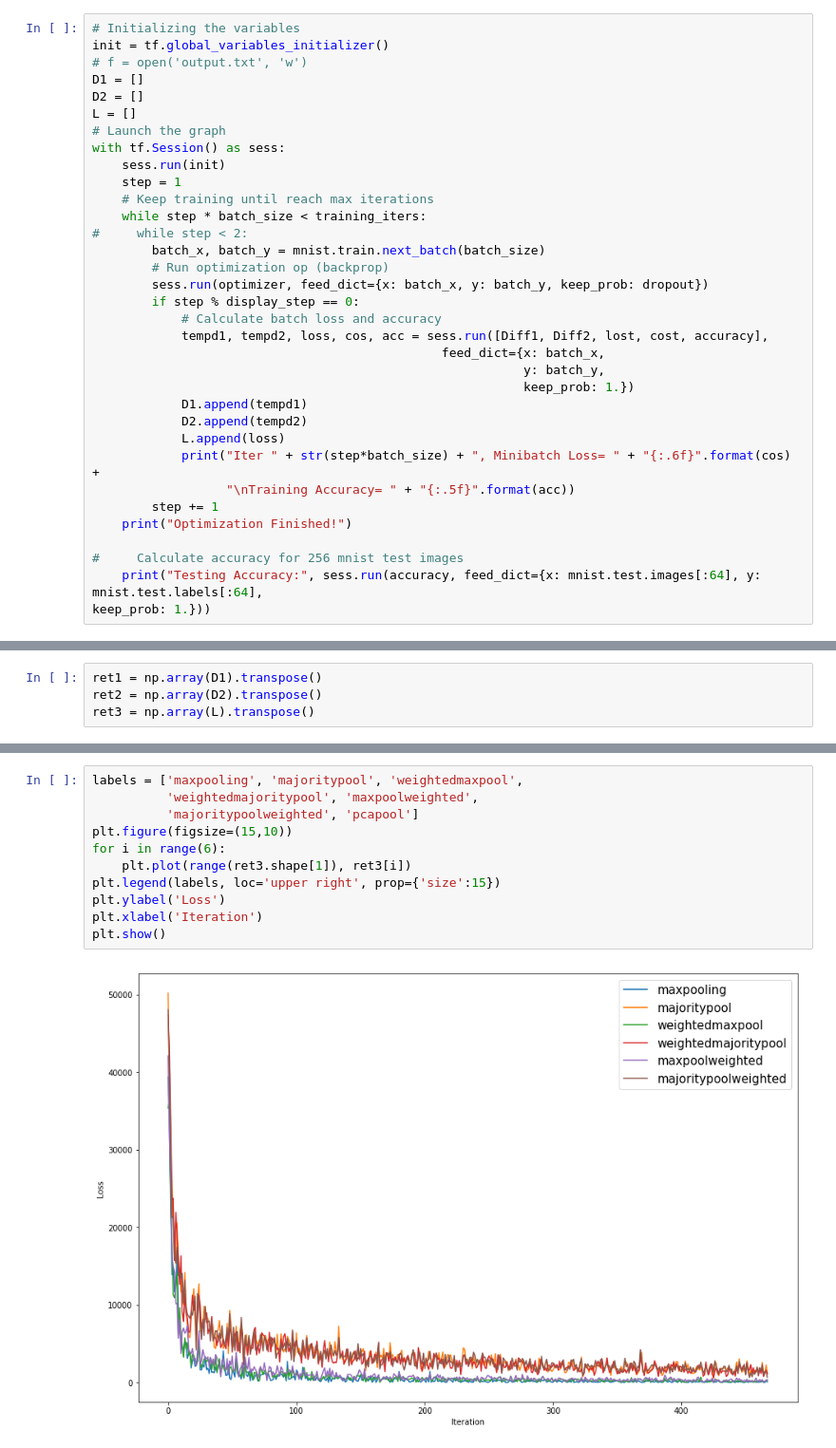
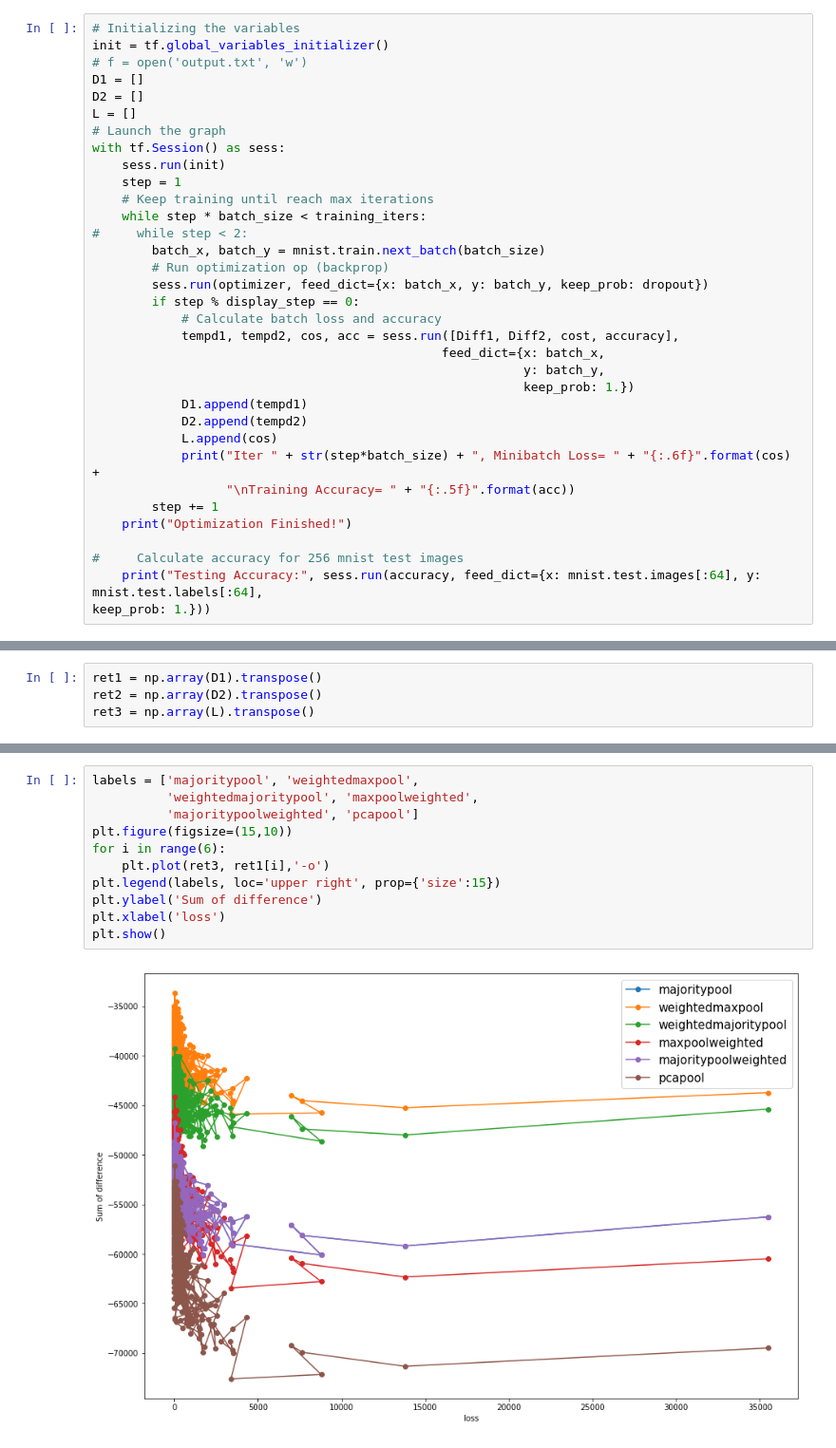
Before and after one commit to zhidou/task, a Jupyter notebook: Untitled2.ipynb, the cells around one changed output, grey strips where cells are left out. Shown at 95% size. Cells and saved outputs as stored; diff of their text form.

Commit message:
add diff-loss

```diff
--- a/Untitled2.ipynb
+++ b/Untitled2.ipynb
@@ -218,13 +218,13 @@ with tf.Session() as sess:
         sess.run(optimizer, feed_dict={x: batch_x, y: batch_y, keep_prob: dropout})
         if step % display_step == 0:
             # Calculate batch loss and accuracy
-            tempd1, tempd2, loss, cos, acc = sess.run([Diff1, Diff2, lost, cost, accuracy],
+            tempd1, tempd2, cos, acc = sess.run([Diff1, Diff2, cost, accuracy],
                                                feed_dict={x: batch_x,
                                                           y: batch_y,
                                                           keep_prob: 1.})
             D1.append(tempd1)
             D2.append(tempd2)
-            L.append(loss)
+            L.append(cos)
             print("Iter " + str(step*batch_size) + ", Minibatch Loss= " + "{:.6f}".format(cos) +
                   "\nTraining Accuracy= " + "{:.5f}".format(acc))
         step += 1
@@ -284,13 +284,13 @@ plt.show()
 # %%
-labels = ['maxpooling', 'majoritypool', 'weightedmaxpool',
+labels = ['majoritypool', 'weightedmaxpool',
           'weightedmajoritypool', 'maxpoolweighted',
           'majoritypoolweighted', 'pcapool']
 plt.figure(figsize=(15,10))
 for i in range(6):
-    plt.plot(range(ret3.shape[1]), ret3[i])
+    plt.plot(ret3, ret1[i],'-o')
 plt.legend(labels, loc='upper right', prop={'size':15})
-plt.ylabel('Loss')
-plt.xlabel('Iteration')
+plt.ylabel('Sum of difference')
+plt.xlabel('loss')
 plt.show()
 # %% [output]
-[figure, old version]
+[figure, new version]
```
Also changed, not shown: parts of 5 cells of this notebook.
